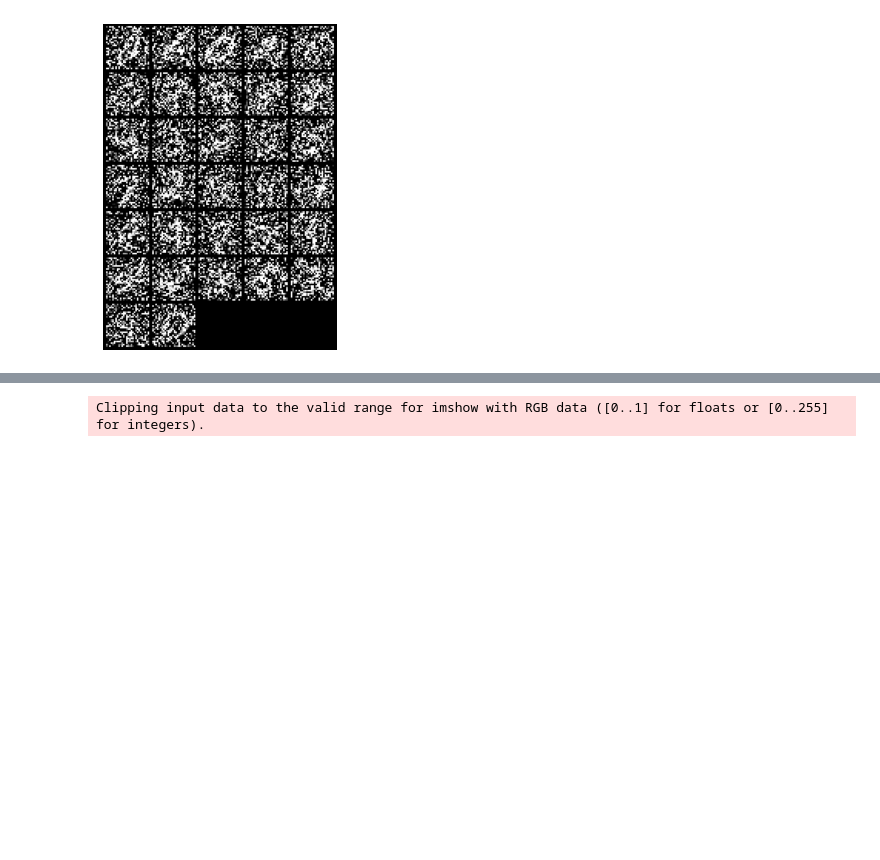
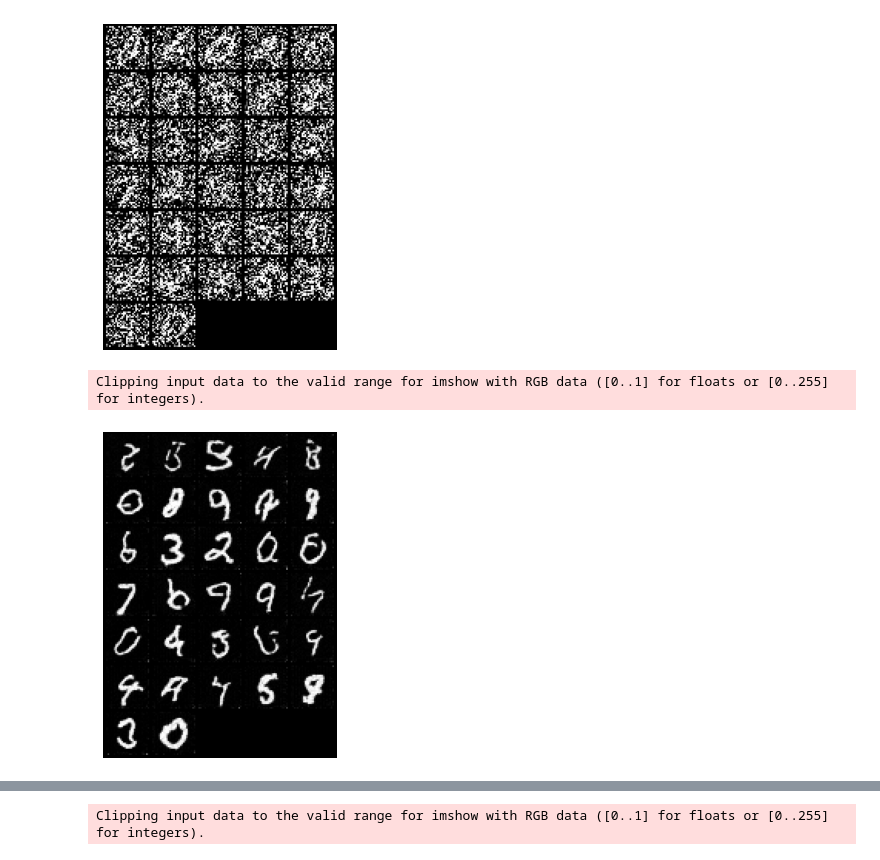
Before and after one commit to wangxuuu/LSGM-demo, a Jupyter notebook: ScoreNet_MNIST.ipynb, the cells around one changed output, grey strips where cells are left out. Drawn from its saved outputs; the diff is of its cells as text; code cells hidden in the pictures; blank space fills up the shorter version.

```diff
--- a/ScoreNet_MNIST.ipynb
+++ b/ScoreNet_MNIST.ipynb
@@ -230,6 +230,7 @@ def Euler_Maruyama_sampler(score_model,
                            num_steps=500,
                            device='cuda',
                            eps=1e-3,
+                           start_t=1.,
                            init_x=None):
   """Generate samples from score-based models with the Euler-Maruyama solver.
 
@@ -252,7 +253,7 @@ def Euler_Maruyama_sampler(score_model,
     init_x = torch.randn(batch_size, 1, 28, 28, device=device) \
         * marginal_prob_std(t)[:, None, None, None]
 
-  time_steps = torch.linspace(1., eps, num_steps, device=device)
+  time_steps = torch.linspace(start_t, eps, num_steps, device=device) # from 1 -> 0
   step_size = time_steps[0] - time_steps[1]
   x = init_x
   with torch.no_grad():
@@ -375,3 +380,22 @@ plt.show()
 # %% [output]
 Clipping input data to the valid range for imshow with RGB data ([0..1] for floats or [0..255] for integers).
 [figure]
+# %%
+recon_samples = Euler_Maruyama_sampler(score_model,
+                                marginal_prob_std_fn,
+                                diffusion_coeff_fn,
+                                batch_size=samples.shape[0],
+                                num_steps=500,
+                                device=device,
+                                start_t=0.5,
+                                init_x=x+torch.randn_like(x)*2)
+# %%
+sample_grid = make_grid(recon_samples, nrow=int(np.sqrt(batch_size)))
+
+plt.figure(figsize=(6,6))
+plt.axis('off')
+plt.imshow(sample_grid.permute(1, 2, 0).cpu(), vmin=0., vmax=1.)
+plt.show()
+# %% [output]
+Clipping input data to the valid range for imshow with RGB data ([0..1] for floats or [0..255] for integers).
+[figure, added]
```
Also changed, not shown: parts of 5 cells of this notebook.
